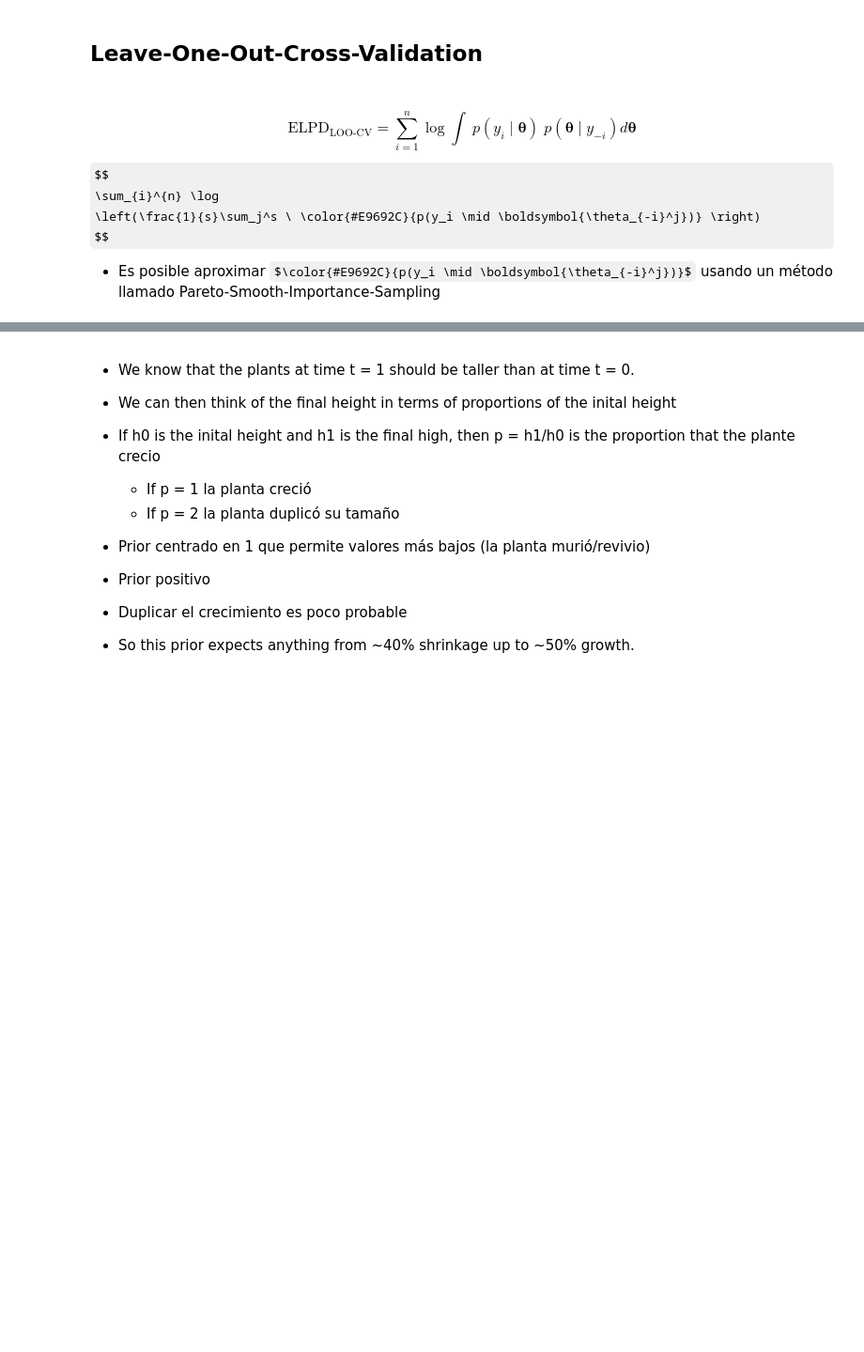
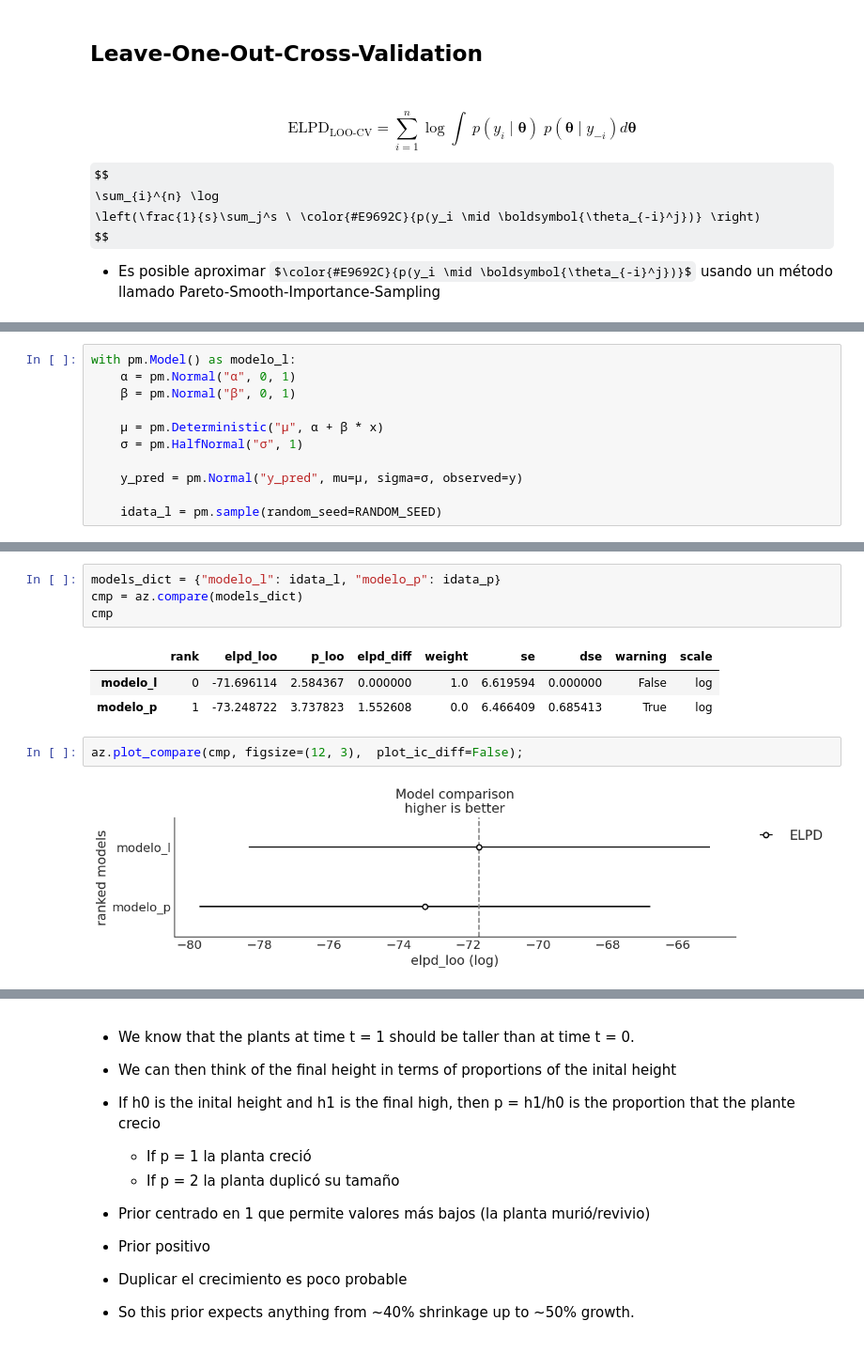
Before and after one commit to Grupo-de-modelado-probabilista/modelado_bayesiano, a Jupyter notebook: diapo/diapo_06.ipynb, the cells around one changed output, grey strips where cells are left out. Shown at 94% size. Cells and saved outputs as stored; diff of their text form; some formulas as TeX source; blank space fills up the shorter version.

```diff
--- a/diapo/diapo_06.ipynb
+++ b/diapo/diapo_06.ipynb
@@ -265,0 +274,11 @@ Adaptado de [Statistical Rethinking](http://xcelab.net/rm/statistical-rethinking
+# %%
+with pm.Model() as modelo_l:
+    α = pm.Normal("α", 0, 1)
+    β = pm.Normal("β", 0, 1)
+
+    μ = pm.Deterministic("μ", α + β * x)
+    σ = pm.HalfNormal("σ", 1)
+
+    y_pred = pm.Normal("y_pred", mu=μ, sigma=σ, observed=y)
+
+    idata_l = pm.sample(random_seed=RANDOM_SEED)
@@ -265,0 +310,12 @@ Adaptado de [Statistical Rethinking](http://xcelab.net/rm/statistical-rethinking
+# %%
+models_dict = {"modelo_l": idata_l, "modelo_p": idata_p}
+cmp = az.compare(models_dict)
+cmp
+# %% [output]
+|  | rank | elpd_loo | p_loo | elpd_diff | weight | se | dse | warning | scale |
+| modelo_l | 0 | -71.696114 | 2.584367 | 0.000000 | 1.0 | 6.619594 | 0.000000 | False | log |
+| modelo_p | 1 | -73.248722 | 3.737823 | 1.552608 | 0.0 | 6.466409 | 0.685413 | True | log |
+# %%
+az.plot_compare(cmp, figsize=(12, 3),  plot_ic_diff=False);
+# %% [output]
+[figure, added]
```
Also changed, not shown: parts of 34 cells of this notebook.
